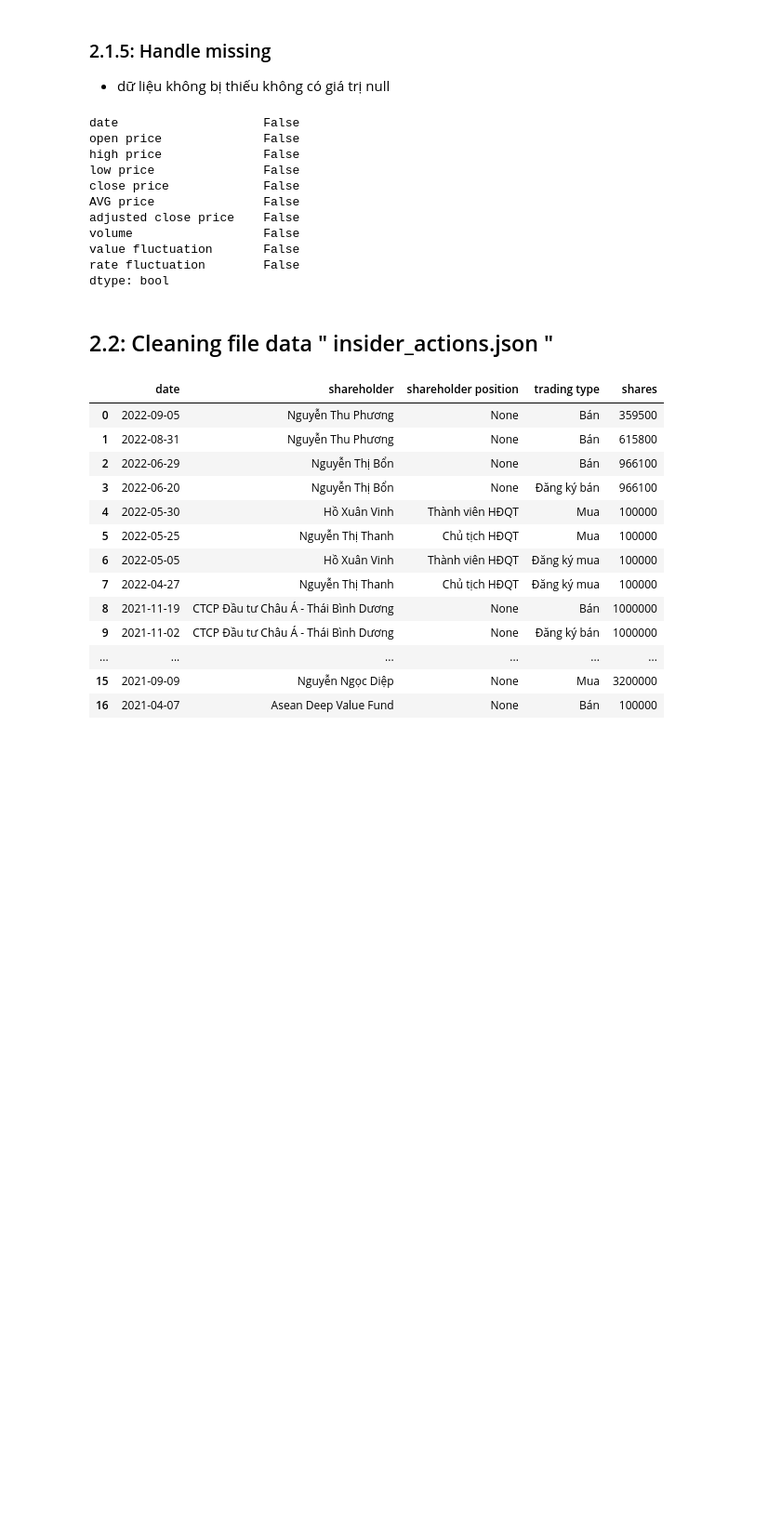
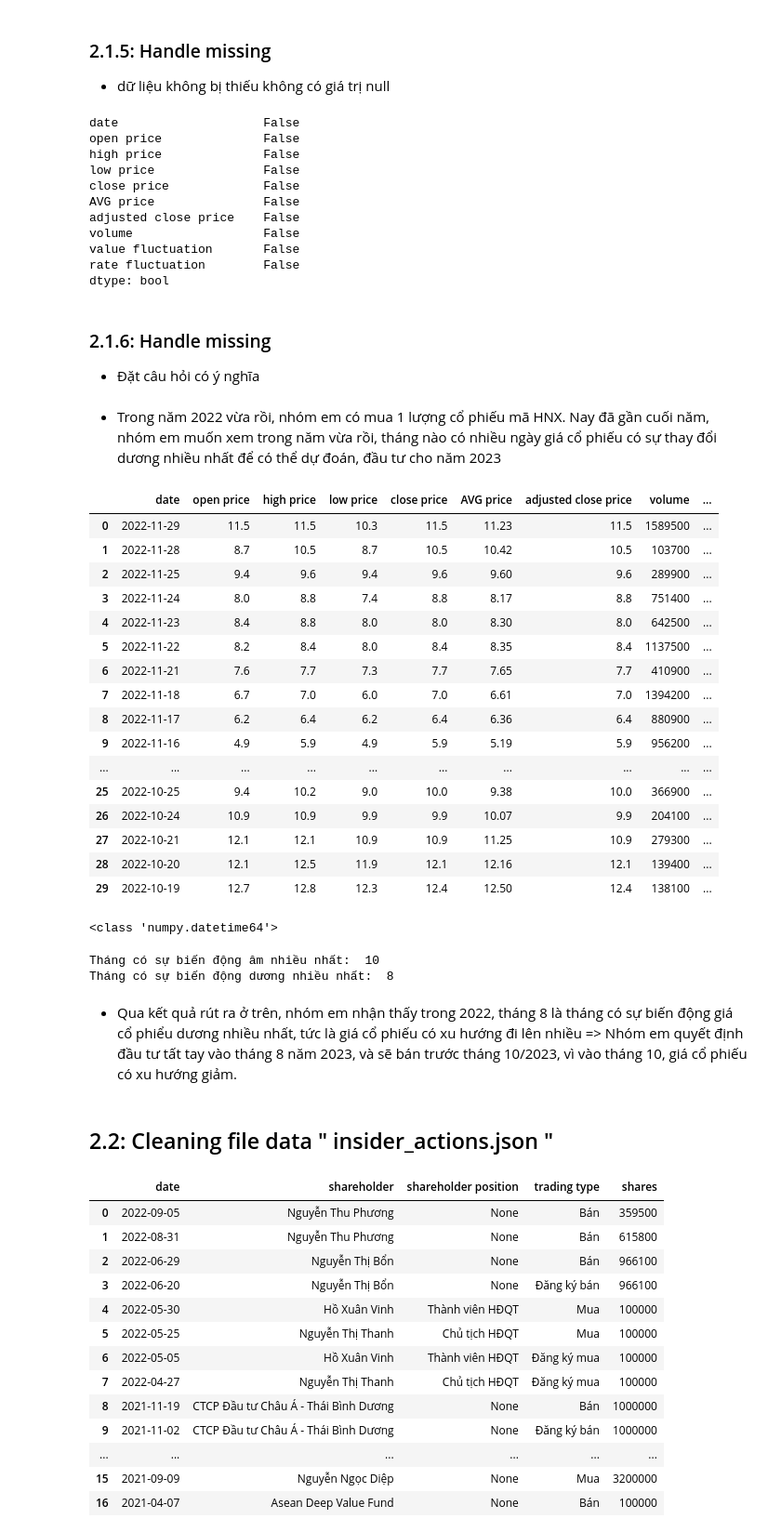
Before and after one commit to HCMUS-study-case/data-sience-final-term-case-study, a Jupyter notebook: data_cleaning.ipynb, the cells around one changed output. Shown at 93% size. Cells and saved outputs as stored; diff of their text form; code cells hidden in the pictures; blank space fills up the shorter version.

```diff
--- a/data_cleaning.ipynb
+++ b/data_cleaning.ipynb
@@ -123,3 +123,8 @@ volume                  False
 value fluctuation       False
 rate fluctuation        False
 dtype: bool
+# %% [markdown]
+### 2.1.6: Handle missing
++ Đặt câu hỏi có ý nghĩa
+# %% [markdown]
++ Trong năm 2022 vừa rồi, nhóm em có mua 1 lượng cổ phiếu mã HNX. Nay đã gần cuối năm, nhóm em muốn xem trong năm vừa rồi, tháng nào có nhiều ngày giá cổ phiếu có sự thay đổi dương nhiều nhất để có thể dự đoán, đầu tư cho năm 2023
@@ -126,3 +134,68 @@ dtype: bool
+# %%
+first_day = np.datetime64("2022-01-01")
+today = np.datetime64('today', 'D')
+df_his_ques = df_his[df_his['date'].between(first_day, today)]
+df_his_ques.head(30)
+# %% [output]
+|  | date | open price | high price | low price | close price | AVG price | adjusted close price | volume | ... |
+| 0 | 2022-11-29 | 11.5 | 11.5 | 10.3 | 11.5 | 11.23 | 11.5 | 1589500 | ... |
+| 1 | 2022-11-28 | 8.7 | 10.5 | 8.7 | 10.5 | 10.42 | 10.5 | 103700 | ... |
+| 2 | 2022-11-25 | 9.4 | 9.6 | 9.4 | 9.6 | 9.60 | 9.6 | 289900 | ... |
+| 3 | 2022-11-24 | 8.0 | 8.8 | 7.4 | 8.8 | 8.17 | 8.8 | 751400 | ... |
+| 4 | 2022-11-23 | 8.4 | 8.8 | 8.0 | 8.0 | 8.30 | 8.0 | 642500 | ... |
+| 5 | 2022-11-22 | 8.2 | 8.4 | 8.0 | 8.4 | 8.35 | 8.4 | 1137500 | ... |
+| 6 | 2022-11-21 | 7.6 | 7.7 | 7.3 | 7.7 | 7.65 | 7.7 | 410900 | ... |
+| 7 | 2022-11-18 | 6.7 | 7.0 | 6.0 | 7.0 | 6.61 | 7.0 | 1394200 | ... |
+| 8 | 2022-11-17 | 6.2 | 6.4 | 6.2 | 6.4 | 6.36 | 6.4 | 880900 | ... |
+| 9 | 2022-11-16 | 4.9 | 5.9 | 4.9 | 5.9 | 5.19 | 5.9 | 956200 | ... |
+| ... | ... | ... | ... | ... | ... | ... | ... | ... | ... |
+| 25 | 2022-10-25 | 9.4 | 10.2 | 9.0 | 10.0 | 9.38 | 10.0 | 366900 | ... |
+| 26 | 2022-10-24 | 10.9 | 10.9 | 9.9 | 9.9 | 10.07 | 9.9 | 204100 | ... |
+| 27 | 2022-10-21 | 12.1 | 12.1 | 10.9 | 10.9 | 11.25 | 10.9 | 279300 | ... |
+| 28 | 2022-10-20 | 12.1 | 12.5 | 11.9 | 12.1 | 12.16 | 12.1 | 139400 | ... |
+| 29 | 2022-10-19 | 12.7 | 12.8 | 12.3 | 12.4 | 12.50 | 12.4 | 138100 | ... |
+# %%
+def getFirstLastDate(month):
+    if month==1 or month ==3 or month == 5 or month == 7 or month == 8 or month == 10 or month == 12:
+        last = 31
+    elif month == 2:
+        last = 28
+    else:
+        last = 30
+
+    if month < 10:
+        first_day_of_month = np.datetime64("2022-0{}-01".format(month))
+        last_day_of_month = np.datetime64("2022-0{}-{}".format(month,last))
+    else:
+        first_day_of_month = np.datetime64("2022-{}-01".format(month))
+        last_day_of_month = np.datetime64("2022-{}-{}".format(month,last))
+    tuple_day = (first_day_of_month, last_day_of_month)
+    return tuple_day
+# %% [output]
+<class 'numpy.datetime64'>
+# %%
+rate_fluctuation_month = []
+rate_fluctuation = df_his_ques["rate fluctuation"]
+date_array = df_his_ques["date"]
+
+current_month = 1
+
+while(current_month <= 12):
+    tuple_day = getFirstLastDate(current_month)
+    sub_df_his_ques = df_his_ques[df_his_ques['date'].between(tuple_day[0], tuple_day[1])]
+    rate_sum = sum(sub_df_his_ques["rate fluctuation"])
+    rate_fluctuation_month.append(rate_sum)
+    current_month+=1
+max_month = rate_fluctuation_month.index(max(rate_fluctuation_month)) + 1
+min_month = rate_fluctuation_month.index(min(rate_fluctuation_month)) + 1
+
+print("Tháng có sự biến động âm nhiều nhất: ", min_month)
+print("Tháng có sự biến động dương nhiều nhất: ", max_month)
+# %% [output]
+Tháng có sự biến động âm nhiều nhất:  10
+Tháng có sự biến động dương nhiều nhất:  8
+# %% [markdown]
++ Qua kết quả rút ra ở trên, nhóm em nhận thấy trong 2022, tháng 8 là tháng có sự biến động giá cổ phiểu dương nhiều nhất, tức là giá cổ phiếu có xu hướng đi lên nhiều => Nhóm em quyết định đầu tư tất tay vào tháng 8 năm 2023, và sẽ bán trước tháng 10/2023, vì vào tháng 10, giá cổ phiếu có xu hướng giảm.
 # %% [markdown]
 ## 2.2: Cleaning file data " insider_actions.json "
 # %%
```
Also changed, not shown: parts of 1 cell of this notebook.
